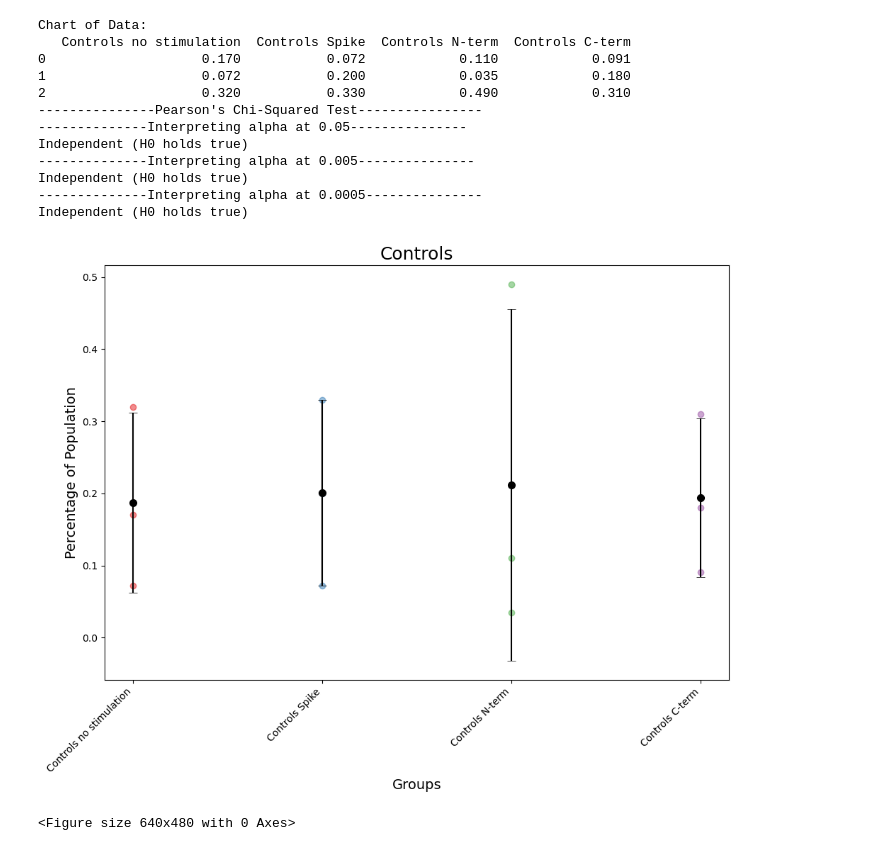
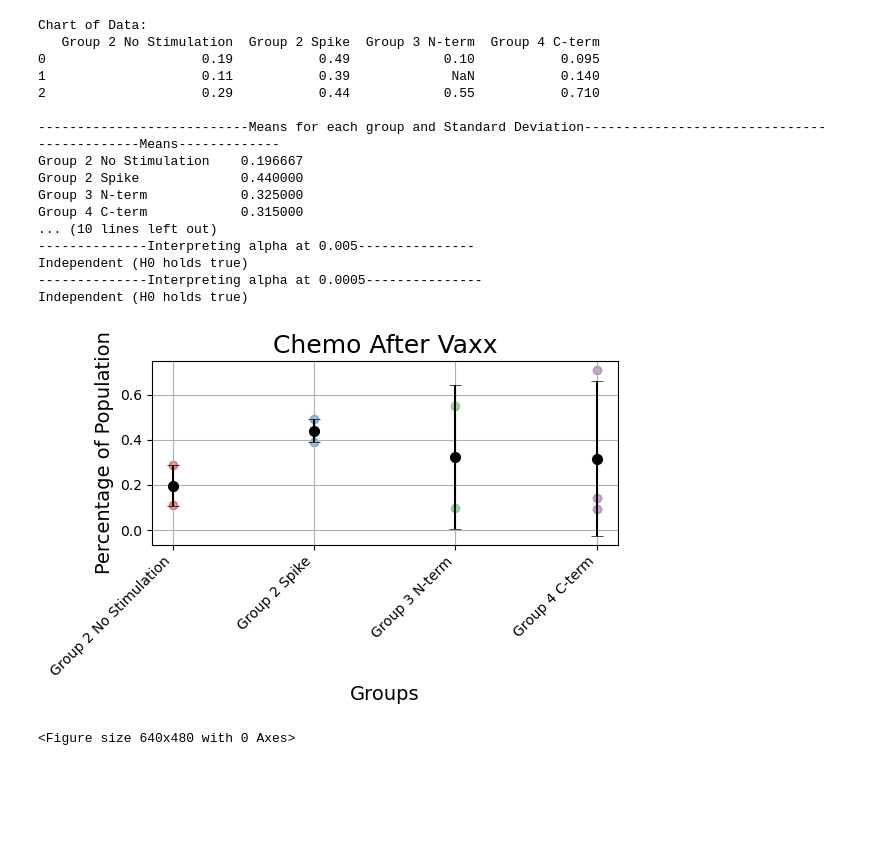
Before and after one commit to NoahKoenigs/general_plotting, a Jupyter notebook: barplot_and_dotplots.ipynb, the cells around one changed output. Cells and saved outputs as stored; diff of their text form; code cells hidden in the pictures; blank space fills up the shorter version.

```diff
--- a/barplot_and_dotplots.ipynb
+++ b/barplot_and_dotplots.ipynb
@@ -5,10 +5,10 @@ from scipy.stats import chi2_contingency
 import seaborn as sns
 
 # Place the file path here (replace csv filename)
-csv_file = "controls.csv"
+csv_file = "group2.csv"
 
 # Define the title and axis labels
-title = 'Controls'
+title = 'Chemo After Vaxx'
 xlabel = 'Groups'
 ylabel = 'Percentage of Population'
 
@@ -18,6 +18,16 @@ data = pd.read_csv(csv_file, sep=',', header=0, na_values=".")
 # Print basic information about the data
 print("Chart of Data:")
 print(data)
+
+# Means of columns
+column_means = data.mean()
+column_stdv = data.std()
+
+print("\n---------------------------Means for each group and Standard Deviation-------------------------------")
+print("-------------Means-------------")
+print(column_means)
+print("-------------Standard Deviation-------------")
+print(column_stdv)
 
 # Perform Chi-squared test
 print("---------------Pearson's Chi-Squared Test----------------")
@@ -33,41 +43,47 @@ for alpha in alpha_levels:
         print('Independent (H0 holds true)')
 
 # Create a single plot for all columns
-fig, ax = plt.subplots(figsize=(10, 8))
+fig, ax = plt.subplots(figsize=(6, 4))
 
 # Set a list of colors for each column
 colors = sns.color_palette("Set1", len(data.columns))
 
 # Plot the data points with different colors for each column
 for idx, col in enumerate(data.columns):
     col_data = data[col]
     col_mean = col_data.mean()
     col_stdv = col_data.std()
     ax.plot(idx, col_mean, color='black', marker='o', markersize=7)
     ax.errorbar(idx, col_mean, yerr=col_stdv, color='black', capsize=4, capthick=0.5)
     ax.scatter([idx] * len(col_data), col_data, color=colors[idx], alpha=0.5)
 
 ax.set_title(title, fontsize=18)
 ax.set_xlabel(xlabel, fontsize=14)
 ax.set_ylabel(ylabel, fontsize=14)
 plt.xticks(range(len(data.columns)), data.columns, rotation=45, ha='right')
-plt.tight_layout()  # Adjust the layout to fit the subplots within the figure area
+plt.grid()
+plt.tight_layout()
 plt.show()
 
 # Save the plot as 'figure1.png'
 plt.savefig("figure1.png")
 # %% [output]
 Chart of Data:
-   Controls no stimulation  Controls Spike  Controls N-term  Controls C-term
-0                    0.170           0.072            0.110            0.091
-1                    0.072           0.200            0.035            0.180
-2                    0.320           0.330            0.490            0.310
----------------Pearson's Chi-Squared Test----------------
---------------Interpreting alpha at 0.05---------------
-Independent (H0 holds true)
+   Group 2 No Stimulation  Group 2 Spike  Group 3 N-term  Group 4 C-term
+0                    0.19           0.49            0.10           0.095
+1                    0.11           0.39             NaN           0.140
+2                    0.29           0.44            0.55           0.710
+
+---------------------------Means for each group and Standard Deviation-------------------------------
+-------------Means-------------
+Group 2 No Stimulation    0.196667
+Group 2 Spike             0.440000
+Group 3 N-term            0.325000
+Group 4 C-term            0.315000
+... (10 lines left out)
 --------------Interpreting alpha at 0.005---------------
 Independent (H0 holds true)
 --------------Interpreting alpha at 0.0005---------------
 Independent (H0 holds true)
-[figure, old version]
+[figure, new version]
 <Figure size 640x480 with 0 Axes>
```
Also changed, not shown: parts of 1 cell of this notebook, 1 other file.
